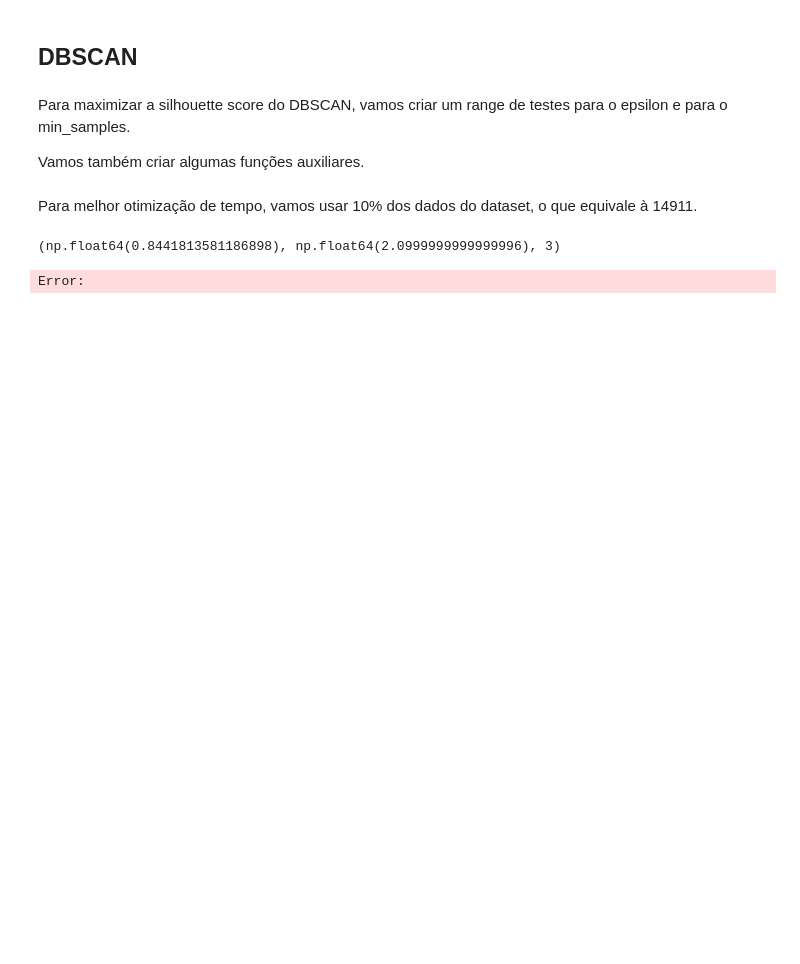
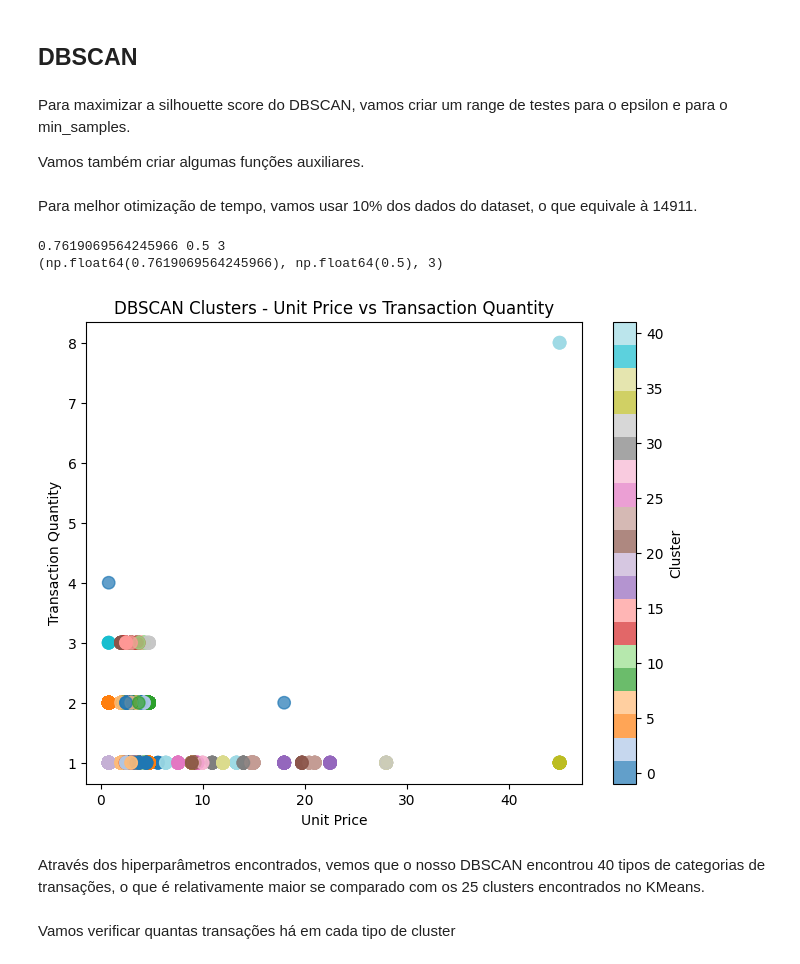
Before and after one commit to GodKelvin/pos-ia-dados-ufes, a Jupyter notebook: Clusterização e Redução de Dimensionalidade/projeto_disciplina.ipynb, the cells around one changed output. Cells and saved outputs as stored; diff of their text form; code cells hidden in the pictures; blank space fills up the shorter version.

Commit message:
wip: Redimensionando DBSCAN

```diff
--- a/Clusterização e Redução de Dimensionalidade/projeto_disciplina.ipynb
+++ b/Clusterização e Redução de Dimensionalidade/projeto_disciplina.ipynb
@@ -425,6 +452,7 @@ def max_dbscan(X, eps_range, min_samples_range):
                 score = silhouette_score(X, labels_dbscan)
 
                 if(score > best_score):
+                    print(score, eps, min_sample)
                     best_score = score
                     best_eps = eps
                     best_samples = min_sample
@@ -432,22 +460,45 @@ def max_dbscan(X, eps_range, min_samples_range):
     return best_score, best_eps, best_samples
 
 #Vamos testar o eps de 0.1, até 5.0, de 0.1 em 0.1
-eps_range = np.arange(0.5, 2.5, 0.2)
+eps_range = np.arange(0.5, 2.0, 0.3)
 
 #Vamos testar a quantidade de samples de 2 até 10
-min_samples_range = range(3, 8)
+min_samples_range = range(3, 6)
 
 #Redimensionando o dataset para 10%
 frac = 0.1
 n_samples = int(len(data_scaled) * frac)
-random_indices = np.random.choice(len(data_scaled), n_samples, replace=False)
-data_sample = data_scaled[random_indices]
-print(max_dbscan(data_sample, eps_range, min_samples_range))
+random_indices_dbscan = np.random.choice(len(data_scaled), n_samples, replace=False)
+data_sample_dbscan = data_scaled[random_indices_dbscan]
+print(max_dbscan(data_sample_dbscan, eps_range, min_samples_range))
 # %% [output]
-(np.float64(0.8441813581186898), np.float64(2.0999999999999996), 3)
+0.7619069564245966 0.5 3
+(np.float64(0.7619069564245966), np.float64(0.5), 3)
-Error:
 # %%
-eps = 1.89 #@param
+eps = 0.5 #@param
 min_sample = 3 #@param
 dbscan = DBSCAN(eps=eps, min_samples=min_sample)
-clusters_dsbcan = dbscan.fit_predict(data_scaled)
+clusters_dsbcan = dbscan.fit_predict(data_sample_dbscan)
+# %%
+plt.figure(figsize=(8, 6))
+# Selecionando duas colunas para plotar: unit_price e transaction_qty
+scatter = plt.scatter(
+  dataframe.loc[random_indices_dbscan, "unit_price"],
+  dataframe.loc[random_indices_dbscan, "transaction_qty"],
+  c=clusters_dsbcan,
+  cmap='tab20',
+  s=80,
+  alpha=0.7
+)
+
+plt.xlabel('Unit Price')
+plt.ylabel('Transaction Quantity')
+plt.title('DBSCAN Clusters - Unit Price vs Transaction Quantity')
+plt.colorbar(scatter, label='Cluster')
+plt.show()
+# %% [output]
+[figure, added]
+# %% [markdown]
+Através dos hiperparâmetros encontrados, vemos que o nosso DBSCAN encontrou 40 tipos de categorias de transações, o que é relativamente maior se comparado com os 25 clusters encontrados no KMeans.
+# %% [markdown]
+Vamos verificar quantas transações há em cada tipo de cluster
```
Also changed, not shown: parts of 12 cells of this notebook.
